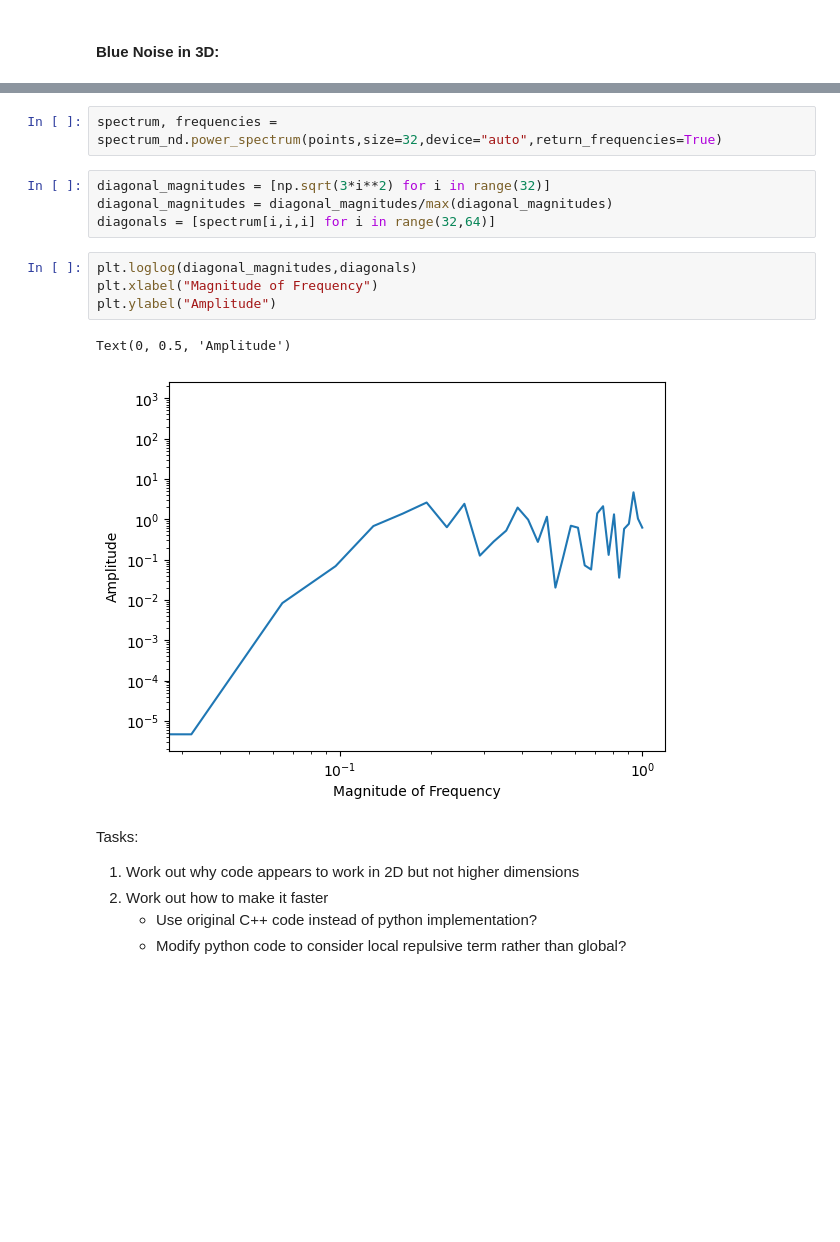
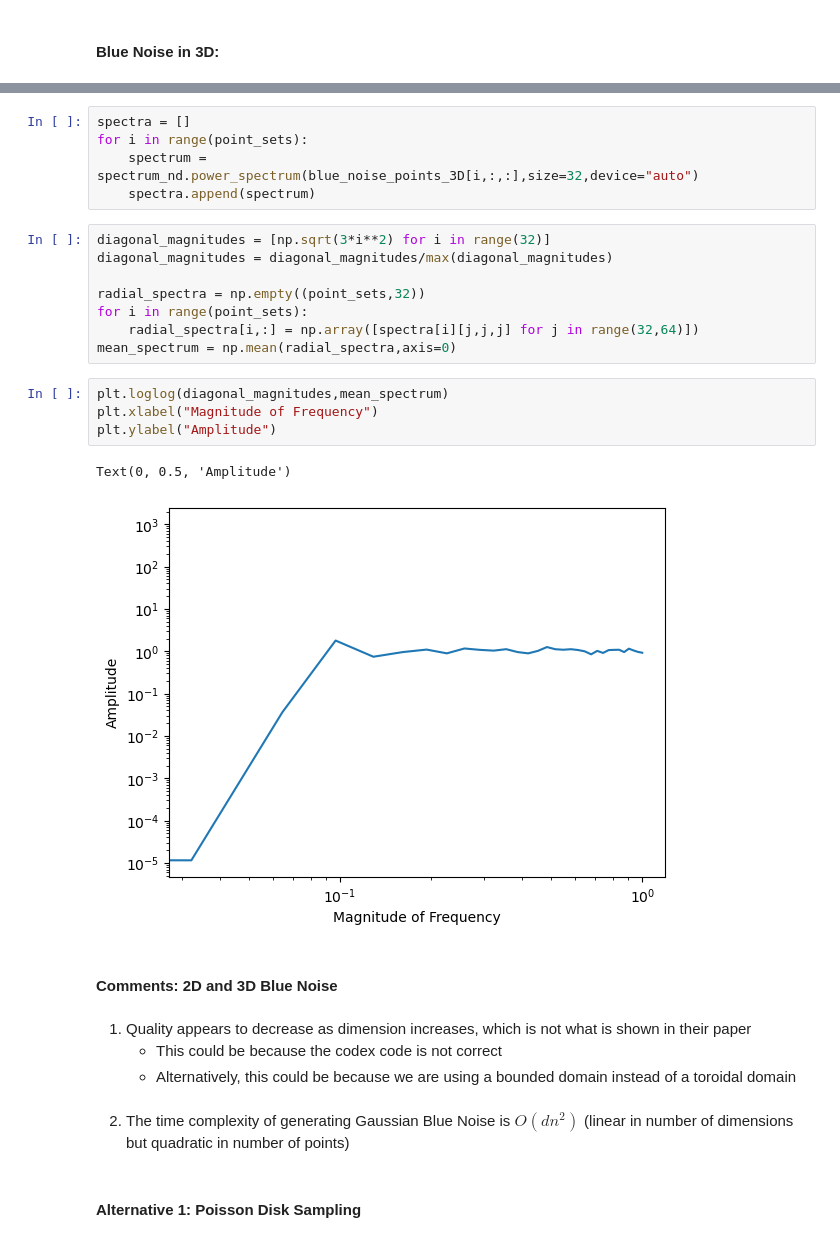
Before and after one commit to Gautam-Chauhan/MSc-Thesis, a Jupyter notebook: GBN_sampling.ipynb, the cells around one changed output, grey strips where cells are left out. Cells and saved outputs as stored; diff of their text form; blank space fills up the shorter version.

```diff
--- a/GBN_sampling.ipynb
+++ b/GBN_sampling.ipynb
@@ -86,19 +109,30 @@ axs.scatter(points[:,0],points[:,1],points[:,2],s=1)
-# %%
-spectrum, frequencies = spectrum_nd.power_spectrum(points,size=32,device="auto",return_frequencies=True)
-# %%
-diagonal_magnitudes = [np.sqrt(3*i**2) for i in range(32)]
-diagonal_magnitudes = diagonal_magnitudes/max(diagonal_magnitudes)
-diagonals = [spectrum[i,i,i] for i in range(32,64)]
-# %%
-plt.loglog(diagonal_magnitudes,diagonals)
-plt.xlabel("Magnitude of Frequency")
-plt.ylabel("Amplitude")
-# %% [output]
-Text(0, 0.5, 'Amplitude')
-[figure, removed]
-# %% [markdown]
-Tasks:
-1. Work out why code appears to work in 2D but not higher dimensions
-2. Work out how to make it faster
-   - Use original C++ code instead of python implementation?
-   - Modify python code to consider local repulsive term rather than global?
+# %%
+spectra = []
+for i in range(point_sets):
+    spectrum = spectrum_nd.power_spectrum(blue_noise_points_3D[i,:,:],size=32,device="auto")
+    spectra.append(spectrum)
+# %%
+diagonal_magnitudes = [np.sqrt(3*i**2) for i in range(32)]
+diagonal_magnitudes = diagonal_magnitudes/max(diagonal_magnitudes)
+
+radial_spectra = np.empty((point_sets,32))
+for i in range(point_sets):
+    radial_spectra[i,:] = np.array([spectra[i][j,j,j] for j in range(32,64)])
+mean_spectrum = np.mean(radial_spectra,axis=0)
+# %%
+plt.loglog(diagonal_magnitudes,mean_spectrum)
+plt.xlabel("Magnitude of Frequency")
+plt.ylabel("Amplitude")
+# %% [output]
+Text(0, 0.5, 'Amplitude')
+[figure, added]
+# %% [markdown]
+#### Comments: 2D and 3D Blue Noise
+# %% [markdown]
+1. Quality appears to decrease as dimension increases, which is not what is shown in their paper
+    - This could be because the codex code is not correct
+    - Alternatively, this could be because we are using a bounded domain instead of a toroidal domain
+# %% [markdown]
+2. The time complexity of generating Gaussian Blue Noise is $O(dn^2)$ (linear in number of dimensions but quadratic in number of points)
+# %% [markdown]
+#### Alternative 1: Poisson Disk Sampling
```
Also changed, not shown: parts of 29 cells of this notebook, 1 other file.
